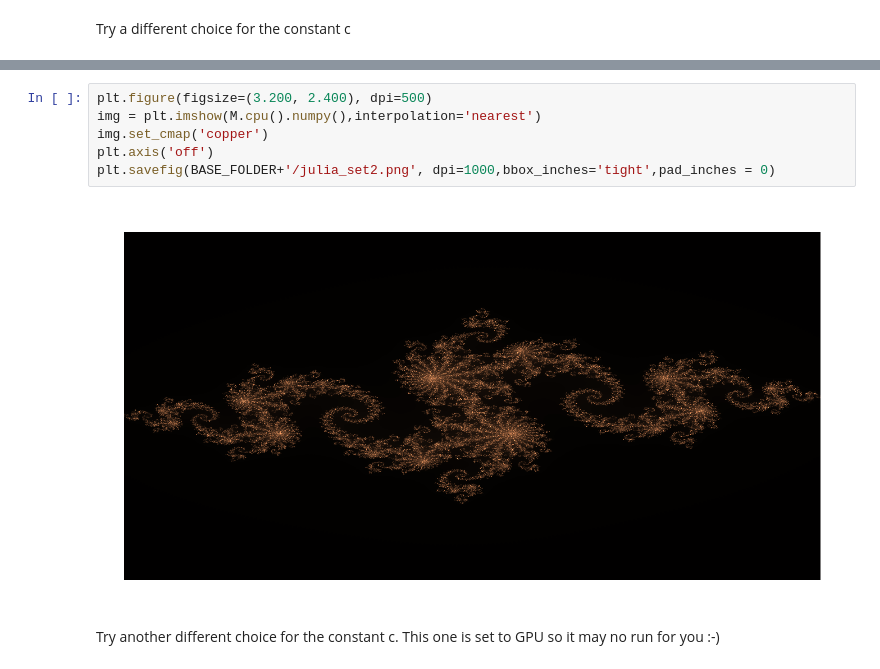
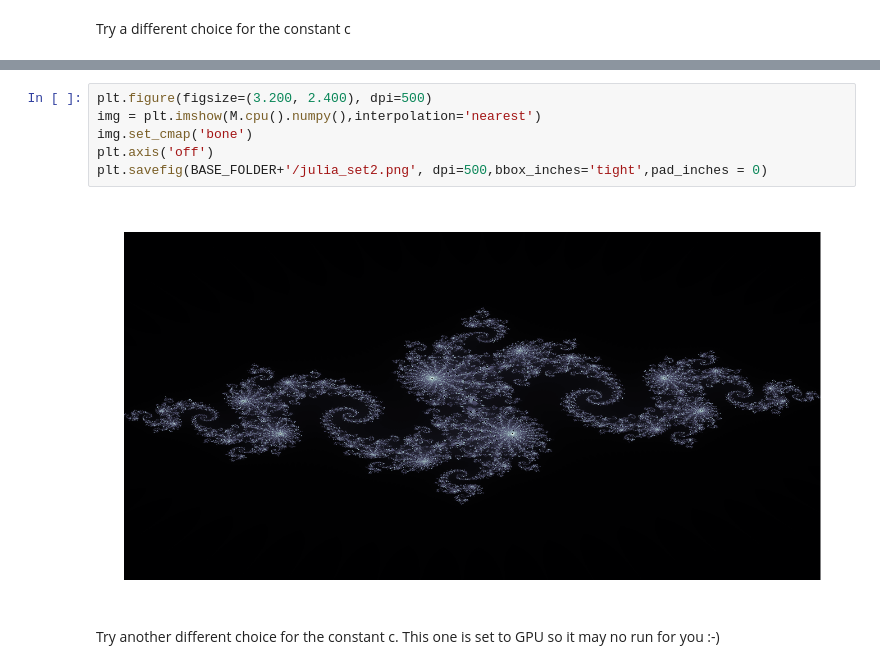
Before and after one commit to nerccs2020/Julia_sets, a Jupyter notebook: julia_set.ipynb, the cells around one changed output, grey strips where cells are left out. Saved outputs shown, nothing was run; the diff lists cells and outputs as text.

```diff
--- a/julia_set.ipynb
+++ b/julia_set.ipynb
@@ -99,11 +104,11 @@ Wall time: 24.3 s
 # %%
 plt.figure(figsize=(3.200, 2.400), dpi=500)
 img = plt.imshow(M.cpu().numpy(),interpolation='nearest')
-img.set_cmap('copper')
+img.set_cmap('bone')
 plt.axis('off')
-plt.savefig(BASE_FOLDER+'/julia_set2.png', dpi=1000,bbox_inches='tight',pad_inches = 0)
+plt.savefig(BASE_FOLDER+'/julia_set2.png', dpi=500,bbox_inches='tight',pad_inches = 0)
 # %% [output]
-[figure, old version]
+[figure, new version]
 # %% [markdown]
 Try another different choice for the constant c. This one is set to GPU so it may no run for you :-)
 # %%
```
Also changed, not shown: parts of 16 cells of this notebook.
